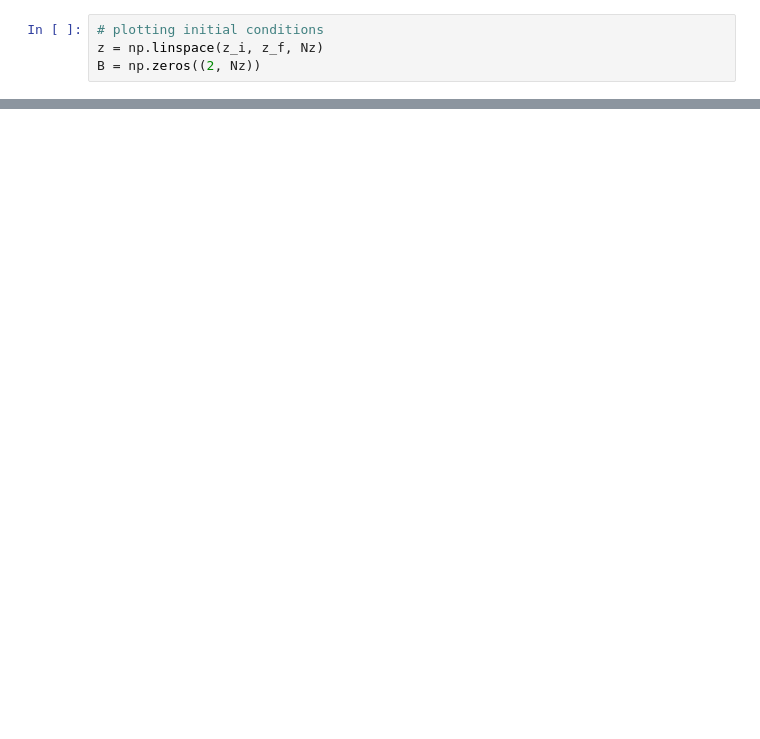
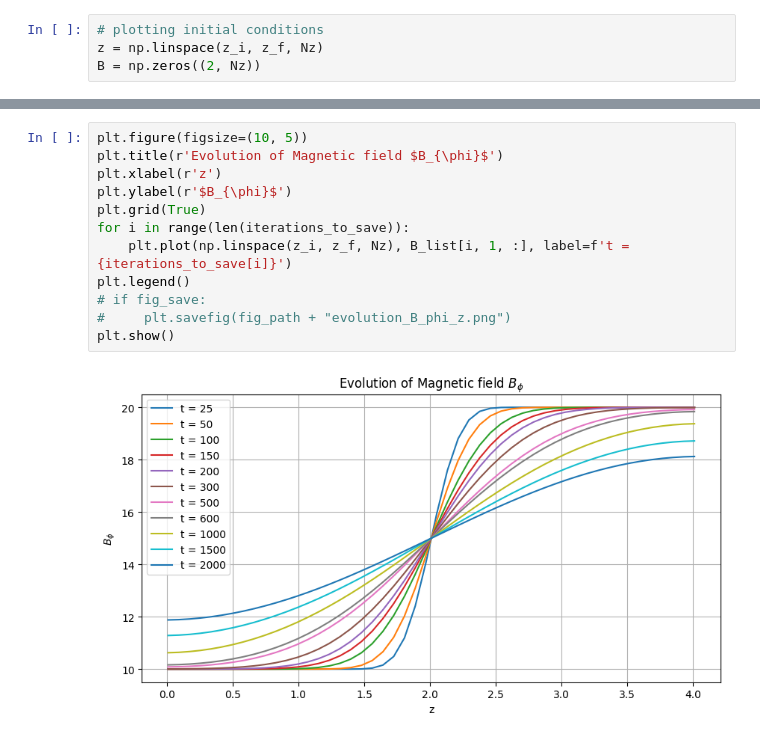
Before and after one commit to mjunaid31/project, a Jupyter notebook: trail_adil.ipynb, the cells around one changed output, grey strips where cells are left out. Saved outputs shown, nothing was run; the diff lists cells and outputs as text; blank space fills up the shorter version.

```diff
--- a/trail_adil.ipynb
+++ b/trail_adil.ipynb
@@ -261,0 +263,14 @@ print([int(i * Nt_z/10) for i in range(10 + 1)])
+# %%
+plt.figure(figsize=(10, 5))
+plt.title(r'Evolution of Magnetic field $B_{\phi}$')
+plt.xlabel(r'z')
+plt.ylabel(r'$B_{\phi}$')
+plt.grid(True)
+for i in range(len(iterations_to_save)):
+    plt.plot(np.linspace(z_i, z_f, Nz), B_list[i, 1, :], label=f't = {iterations_to_save[i]}')
+plt.legend()
+# if fig_save:
+#     plt.savefig(fig_path + "evolution_B_phi_z.png")
+plt.show()
+# %% [output]
+[figure, added]
```
Also changed, not shown: parts of 9 cells of this notebook.
